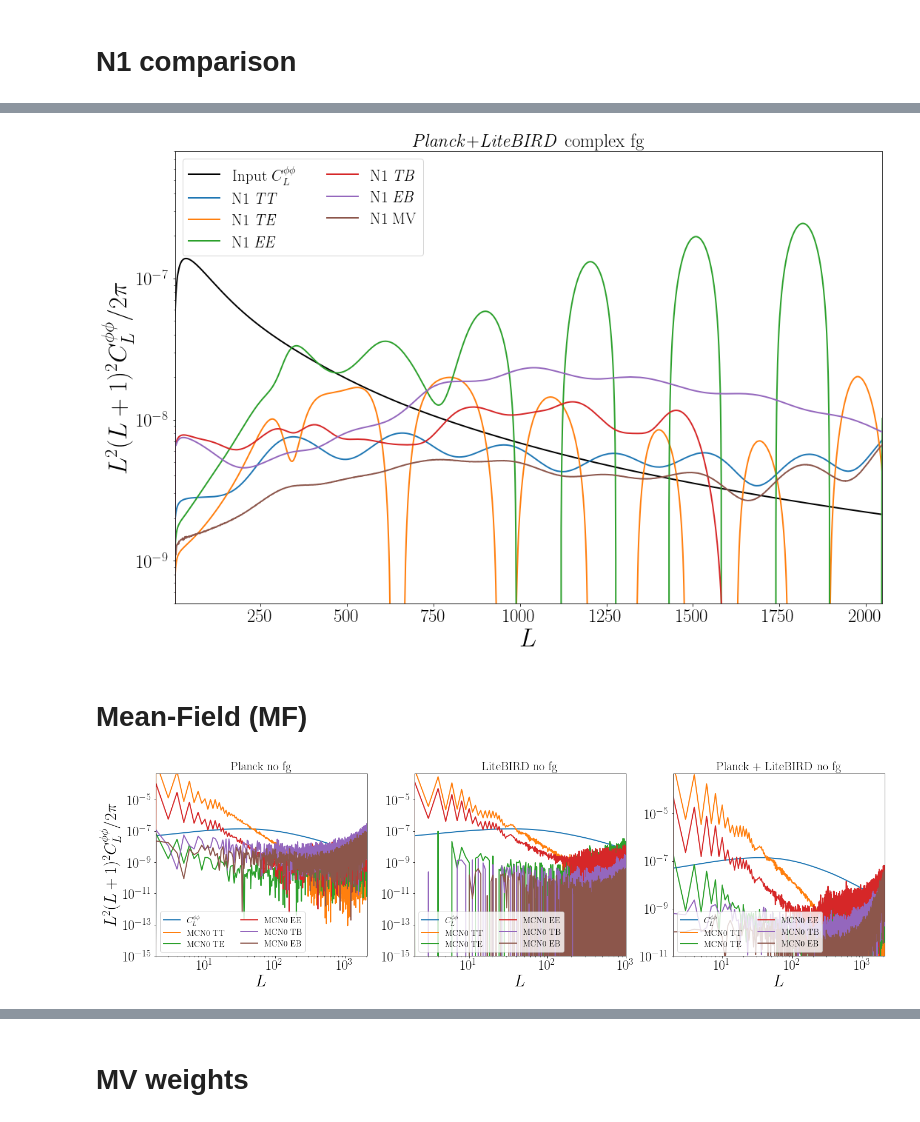
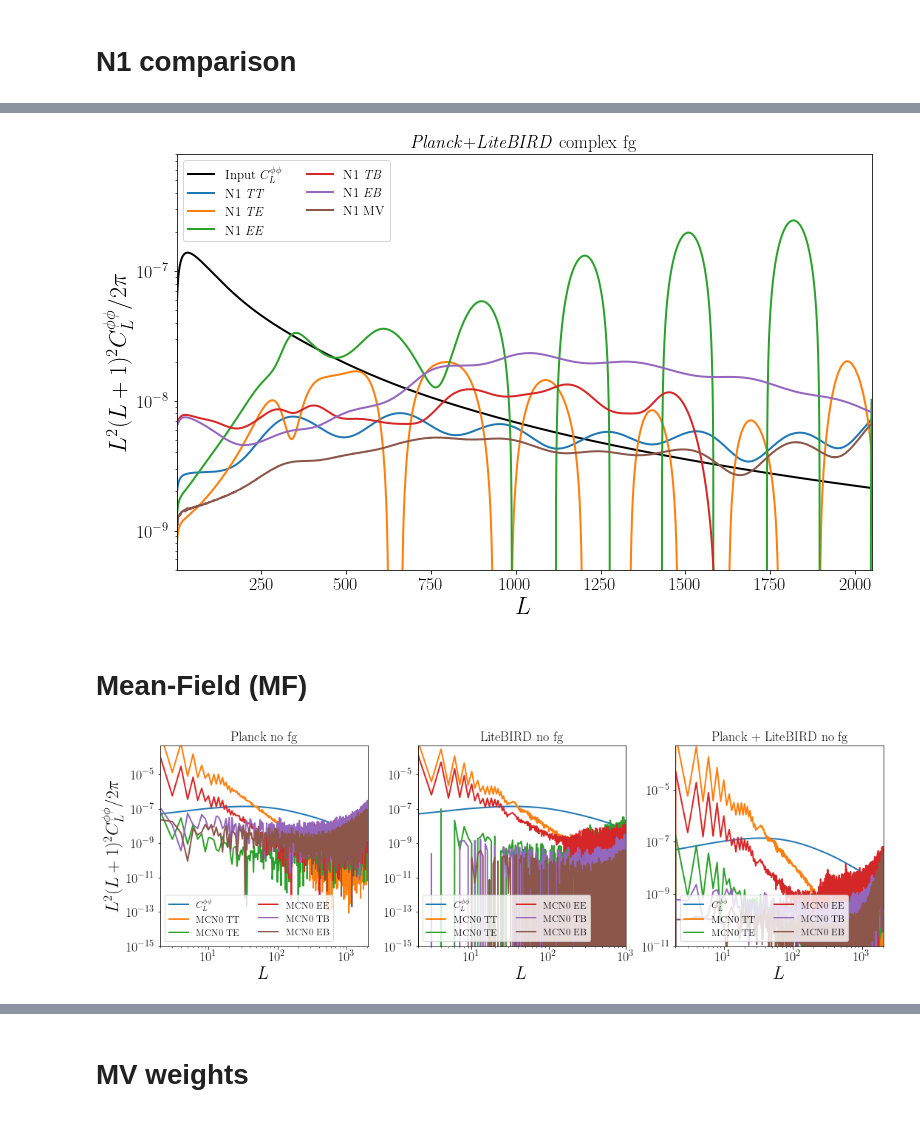
Before and after one commit to miguelrgranda/PlanckBIRD-lens, a Jupyter notebook: notebooks/bias_estimation_publish.ipynb, the cells around one changed output, grey strips where cells are left out. Saved outputs shown, nothing was run; the diff lists cells and outputs as text; code cells hidden in the pictures.

```diff
--- a/notebooks/bias_estimation_publish.ipynb
+++ b/notebooks/bias_estimation_publish.ipynb
@@ -6,8 +6,18 @@ plt.rcParams.update({"text.usetex": True, "font.family": "Helvetica"})
 plt.rcParams['mathtext.fontset'] = 'stix'
 plt.rcParams['font.family'] = 'STIXGeneral'
 import matplotlib
+import matplotlib as mpl
 matplotlib.rcParams['figure.figsize'] = (12,8)
 plt.rcParams['lines.linewidth'] = 2.0
+
+# Set global font sizes
+mpl.rcParams['axes.labelsize'] = 24         # x/y label size
+mpl.rcParams['axes.titlesize'] = 18         # subplot title size
+mpl.rcParams['xtick.labelsize'] = 18        # tick labels
+mpl.rcParams['ytick.labelsize'] = 18
+mpl.rcParams['legend.fontsize'] = 13        # legend text
+mpl.rcParams['figure.titlesize'] = 20       # optional for fig.suptitle()
+
 import pickle as pl
 from sqlalchemy import create_engine
 import healpy as hp
@@ -342,24 +352,24 @@ plt.savefig(f'{directory_plots}/N1_simple_foregrounds.pdf')
 # %%
 fg_index = 2
-plt.figure(figsize=(15, 10))
+plt.figure(figsize=(11, 7))
 plt.plot(cls_phiphi, label=r'Input $C_L^{\phi\phi}$', c='k')
 for qe in qe_list:
     plt.plot(factor_L_P*(N1_Planck_LiteBIRD[fg_index][qe+qe]), label='N1 \\textit{'+f"{qe}"+'}')
 plt.plot(factor_L_P*(N1_Planck_LiteBIRD[fg_index]['MVMV']), label=f"N1 MV")
 plt.xlim([2, lmax_P])
 plt.ylim([5e-10, 8e-7])
 # plt.semilogx()
 plt.semilogy()
-plt.title(f"{exp_names[2]} {fg_names[fg_index]}", size=25)
-plt.xlabel(r'$L$', size=35)
-plt.ylabel(r'$L^2(L+1)^2 C_L^{\phi\phi}/2\pi$', size=35)
-plt.tick_params(axis='both', which='major', labelsize=25)
-plt.tick_params(axis='both', which='minor', labelsize=25)
-plt.legend(ncol=2, loc='upper left', fontsize=21)
+plt.title(f"{exp_names[2]} {fg_names[fg_index]}")
+plt.xlabel(r'$L$')
+plt.ylabel(r'$L^2(L+1)^2 C_L^{\phi\phi}/2\pi$')
+plt.tick_params(axis='both', which='major')
+plt.tick_params(axis='both', which='minor')
+plt.legend(ncol=2, loc='upper left')
 plt.tight_layout()
 # plt.savefig('N1_complex_foregrounds.pdf')
 # %% [output]
-[figure, old version]
+[figure, new version]
 # %% [markdown]
 # Mean-Field (MF)
 # %%
@@ -382,7 +392,7 @@ for i, fg in enumerate(fg_arr):
 # No foregrounds
 fg_index = 0
 
-fig, axes = plt.subplots(1, 3, figsize=(20, 6), constrained_layout=True)  # Three columns
+fig, axes = plt.subplots(1, 3, figsize=(15, 5), constrained_layout=True)  # Three columns
 
 # First subplot
 ax = axes[0]
@@ -391,14 +401,14 @@ for qe in auto_spectra_qe_no_MV:
     ax.plot(factor_L_P * np.abs(MF_Planck[fg_index][qe]), label=f"MCN0 {qe[:2]}")
 ax.set_xlim([2, lmax_P])
 ax.set_ylim([1e-15, 5e-4])
-ax.set_xlabel(r'$L$', size=30)
-ax.set_ylabel(r'$L^2(L+1)^2 C_L^{\phi\phi}/2\pi$', size=30)
-ax.tick_params(axis='both', which='major', labelsize=25)
-ax.tick_params(axis='both', which='minor', labelsize=25)
+ax.set_xlabel(r'$L$')
+ax.set_ylabel(r'$L^2(L+1)^2 C_L^{\phi\phi}/2\pi$')
+ax.tick_params(axis='both', which='major')
+ax.tick_params(axis='both', which='minor')
 ax.set_xscale('log')
 ax.set_yscale('log')
-ax.legend(ncol=2, loc='lower left', fontsize=15)
-ax.set_title("Planck no fg", size=22)
+ax.legend(ncol=2, loc='lower left')
+ax.set_title("Planck no fg")
 
 # Second subplot
 ax = axes[1]
@@ -407,13 +417,13 @@ for qe in auto_spectra_qe_no_MV:
     ax.plot(factor_L_LB * MF_LiteBIRD[fg_index][qe], label=f"MCN0 {qe[:2]}")
 ax.set_xlim([2, lmax_LB])
 ax.set_ylim([1e-15, 5e-4])
-ax.set_xlabel(r'$L$', size=30)
-ax.tick_params(axis='both', which='major', labelsize=25)
-ax.tick_params(axis='both', which='minor', labelsize=25)
+ax.set_xlabel(r'$L$')
+ax.tick_params(axis='both', which='major')
+ax.tick_params(axis='both', which='minor')
 ax.set_xscale('log')
 ax.set_yscale('log')
-ax.legend(ncol=2, loc='lower left', fontsize=15)
-ax.set_title("LiteBIRD no fg", size=22)
+ax.legend(ncol=2, loc='lower left')
+ax.set_title("LiteBIRD no fg")
 
 # Third subplot
 ax = axes[2]
@@ -422,17 +432,17 @@ for qe in auto_spectra_qe_no_MV:
     ax.plot(factor_L_P * np.abs(MF_Planck_LiteBIRD[fg_index][qe]), label=f"MCN0 {qe[:2]}")
 ax.set_xlim([2, lmax_P])
 ax.set_ylim([1e-11, 5e-4])
-ax.set_xlabel(r'$L$', size=30)
-ax.tick_params(axis='both', which='major', labelsize=25)
-ax.tick_params(axis='both', which='minor', labelsize=25)
+ax.set_xlabel(r'$L$')
+ax.tick_params(axis='both', which='major')
+ax.tick_params(axis='both', which='minor')
 ax.set_xscale('log')
 ax.set_yscale('log')
-ax.legend(ncol=2, loc='lower left', fontsize=15)
-ax.set_title("Planck + LiteBIRD no fg", size=22)
+ax.legend(ncol=2, loc='lower left')
+ax.set_title("Planck + LiteBIRD no fg")
 plt.tight_layout()
 # plt.savefig(f'{directory_plots}/MF_no_fg.pdf')
 # %% [output]
-[figure, old version]
+[figure, new version]
 # %%
 # Low complexity
 fg_index = 1
```
Also changed, not shown: parts of 9 cells of this notebook, 27 other files.
